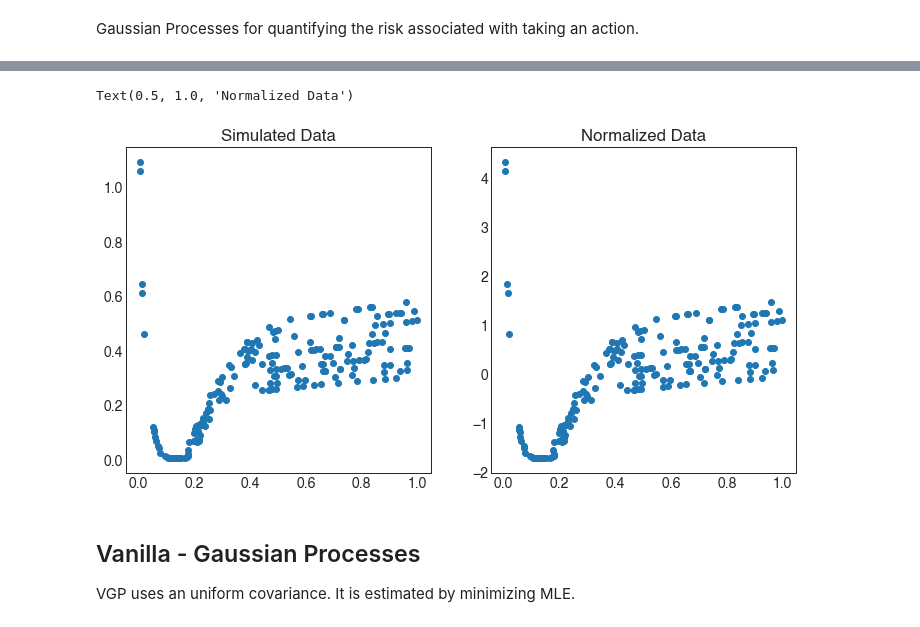
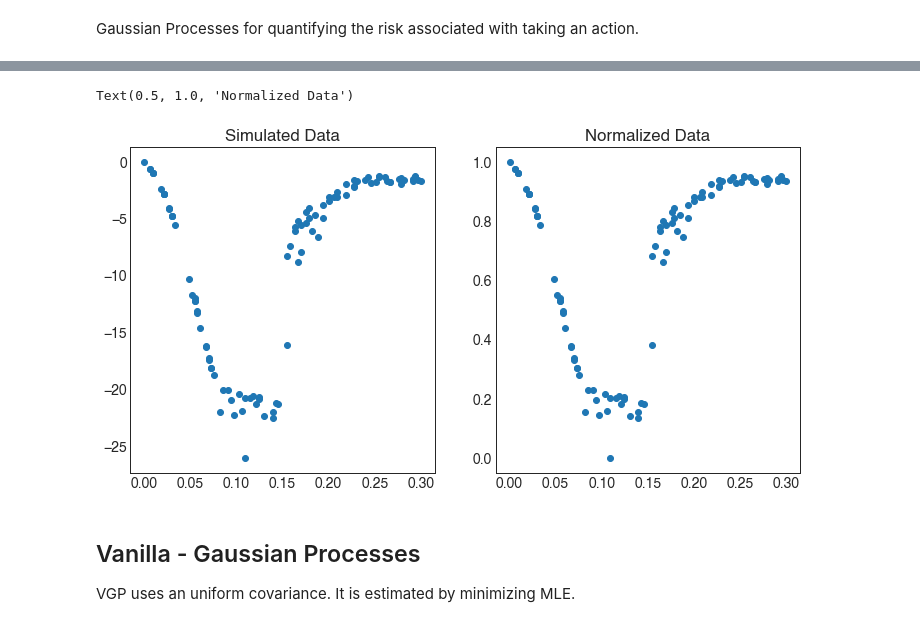
Before and after one commit to kLabUM/BaeOpt, a Jupyter notebook: scenarios/Uncertanity/Prototyping-Notebooks/SingleBasin-HetroGP.ipynb, the cells around one changed output, grey strips where cells are left out. Drawn from its saved outputs; the diff is of its cells as text; code cells hidden in the pictures.

```diff
--- a/scenarios/Uncertanity/Prototyping-Notebooks/SingleBasin-HetroGP.ipynb
+++ b/scenarios/Uncertanity/Prototyping-Notebooks/SingleBasin-HetroGP.ipynb
@@ -25,7 +25,7 @@ def gaussian_flows(x, mu=0.0, sigma=1.0):
 gaussian_flows = np.vectorize(gaussian_flows)
 # %%
 means = [0.0]
-sigma = np.linspace(2.0, 5.0, 10)
+sigma = np.linspace(1.0, 5.0, 10)
 scale = 5.0
 
 inflows = {}
@@ -86,15 +86,26 @@ def objective_function(x):
     # Simulate and generate flow transformations
     flows, overflows, depth = single_basin(valves, inflows[str(temp_1)].values)
     # If completely closed, then penalize on depth
-    threshold=0.50
+    threshold=0.5
     # IF flows exceed threhold, penalize based on the diviation
     flows = pd.Series(flows)
-    flows_sub = flows.sub(threshold)
-    flows_sub[flows_sub < 0.0] = 0.0
-    if flows.sum() == 0.0:
-        flow_ration = 0.0
-    else:
-        flow_ration = flows_sub.sum()/flows.sum()
-    reward = np.exp(overflows/inflows[str(temp_1)].sum() + flow_ration + depth[-1]/2.0) - 1.0
+
+    # Total Inflow
+    sum_inflows = inflows[str(temp_1)].sum()
+
+    # Flow below threshold
+    flows[flows > threshold] = 0.0
+    sum_flows_b_thres = flows.sum()
+
+    reward = 1.0 - np.exp(sum_flows_b_thres/(sum_inflows+10**(-5)))
+
+    #flows_sub = flows.sub(threshold)
+    #flows_sub[flows_sub < 0.0] = 0.0
+    #if flows.sum() == 0.0:
+    #    flow_ration = 0.0
+    #else:
+    #    flow_ration = flows_sub.sum()/flows.sum()
+    #reward = np.exp(overflows/inflows[str(temp_1)].sum() + flow_ration + depth[-1]/2.0) - 1.0
+    # Maximize the flows below threshold
     return reward
 # %%
@@ -119,27 +130,27 @@ Text(0.5, 1.0, 'Objective Function')
 # %%
 x = []
 y = []
-val = np.linspace(0.0,1.0,200)
-for i in range(0, 200):
-    x_t = np.array(np.random.rand()) # random action between 0 to 1
+
+for i in range(0, 100):
+    x_t = np.array(np.random.choice(np.linspace(0.0, 0.3, 100))) # random action between 0 to 1
     y_t = objective_function(x_t.reshape(-1,1))
     x.append(x_t)
     y.append(y_t)
 # %%
-y = np.array(y)
-x = np.array(x)
+y_train = np.array(y)
+x_train = np.array(x)
 # %%
 plt.rcParams["figure.figsize"] = (12,6)
 plt.subplot(1,2,1)
 plt.plot(x, y, 'o')
 plt.title("Simulated Data")
 plt.subplot(1,2,2)
-y = (y - y.mean())/y.std()
-plt.plot(x, y, 'o')
+y_train = (y - np.array(y).min())/(np.array(y).max() - np.array(y).min())
+plt.plot(x_train, y_train, 'o')
 plt.title("Normalized Data")
 # %% [output]
 Text(0.5, 1.0, 'Normalized Data')
-[figure, old version]
+[figure, new version]
 # %% [markdown]
 ## Vanilla - Gaussian Processes
 
```
Also changed, not shown: parts of 23 cells of this notebook, 2 other files.
